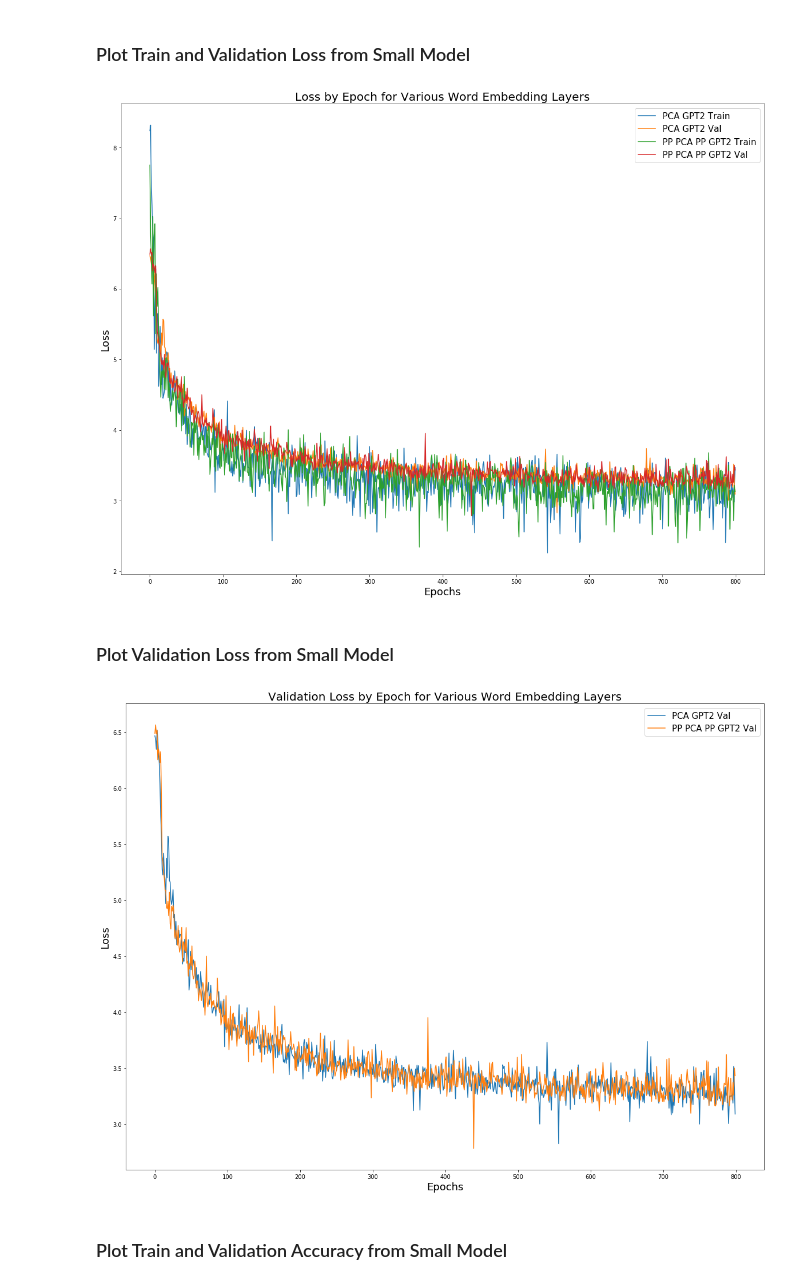
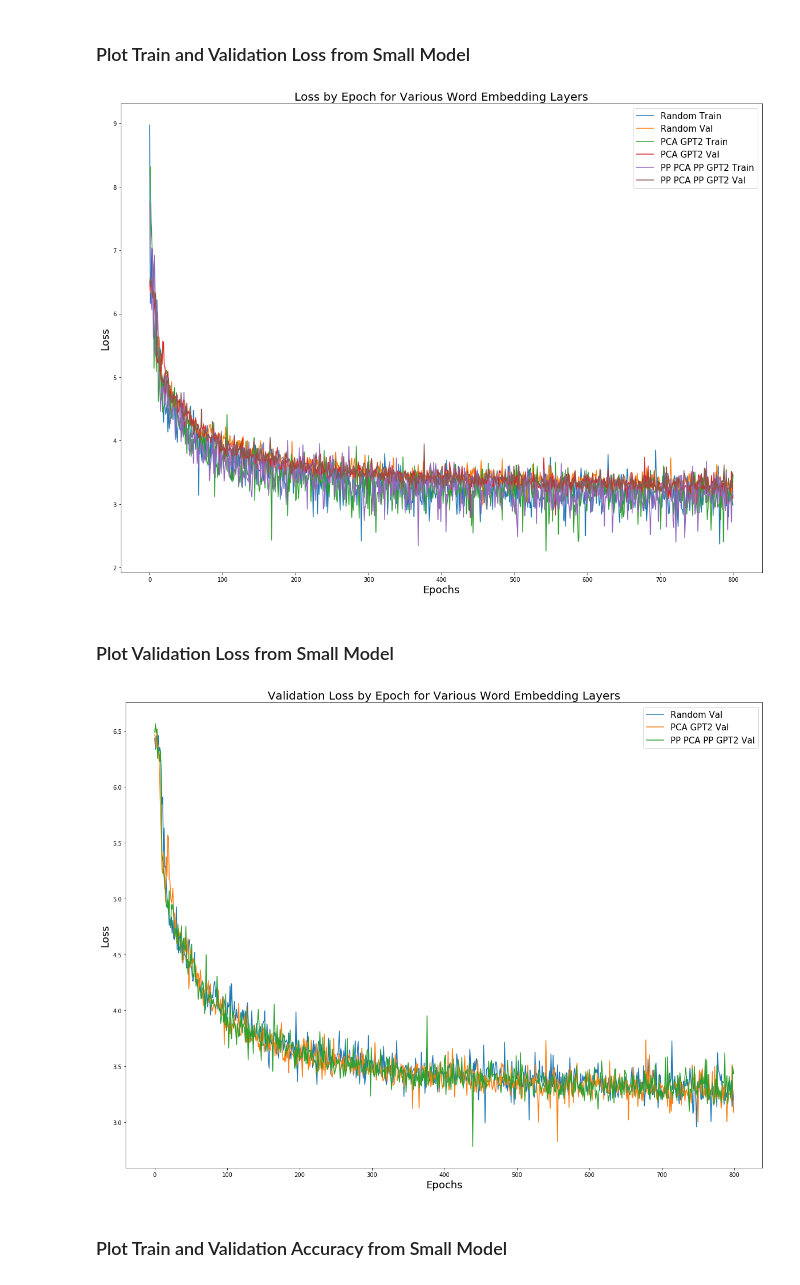
Before and after one commit to federated-learning-experiments/fl-text-models, a Jupyter notebook: notebooks/compare_embedding_layers.ipynb, the cells around one changed output. Saved outputs shown, nothing was run; the diff lists cells and outputs as text; code cells hidden in the pictures.

```diff
--- a/notebooks/compare_embedding_layers.ipynb
+++ b/notebooks/compare_embedding_layers.ipynb
@@ -24,6 +24,6 @@ network = '100_256_100'
 # %%
-# random_train_loss = np.load('embedding_layer_results/random_{}/train_loss.npy'.format(network))[0:epochs]
-# random_train_accuracy = np.load('embedding_layer_results/random_{}/train_accuracy.npy'.format(network))[0:epochs]
-# random_val_loss = np.load('embedding_layer_results/random_{}/val_loss.npy'.format(network))[0:epochs]
-# random_val_accuracy = np.load('embedding_layer_results/random_{}/val_accuracy.npy'.format(network))[0:epochs]
+random_train_loss = np.load('embedding_layer_results/random_{}/train_loss.npy'.format(network))
+random_train_accuracy = np.load('embedding_layer_results/random_{}/train_accuracy.npy'.format(network))
+random_val_loss = np.load('embedding_layer_results/random_{}/val_loss.npy'.format(network))
+random_val_accuracy = np.load('embedding_layer_results/random_{}/val_accuracy.npy'.format(network))
 # %%
@@ -44,43 +44,43 @@ network = '100_256_100'
 # %%
-pca_gpt2_train_loss = np.load('embedding_layer_results/pca_gpt2_{}/train_loss.npy'.format(network))[0:epochs]
-pca_gpt2_train_accuracy = np.load('embedding_layer_results/pca_gpt2_{}/train_accuracy.npy'.format(network))[0:epochs]
-pca_gpt2_val_loss = np.load('embedding_layer_results/pca_gpt2_{}/val_loss.npy'.format(network))[0:epochs]
-pca_gpt2_val_accuracy = np.load('embedding_layer_results/pca_gpt2_{}/val_accuracy.npy'.format(network))[0:epochs]
+pca_gpt2_train_loss = np.load('embedding_layer_results/pca_gpt2_{}/train_loss.npy'.format(network))
+pca_gpt2_train_accuracy = np.load('embedding_layer_results/pca_gpt2_{}/train_accuracy.npy'.format(network))
+pca_gpt2_val_loss = np.load('embedding_layer_results/pca_gpt2_{}/val_loss.npy'.format(network))
+pca_gpt2_val_accuracy = np.load('embedding_layer_results/pca_gpt2_{}/val_accuracy.npy'.format(network))
 # %%
-pp_pca_pp_gpt2_train_loss = np.load('embedding_layer_results/pp_pca_pp_gpt2_{}/train_loss.npy'.format(network))[0:epochs]
-pp_pca_pp_gpt2_train_accuracy = np.load('embedding_layer_results/pp_pca_pp_gpt2_{}/train_accuracy.npy'.format(network))[0:epochs]
-pp_pca_pp_gpt2_val_loss = np.load('embedding_layer_results/pp_pca_pp_gpt2_{}/val_loss.npy'.format(network))[0:epochs]
-pp_pca_pp_gpt2_val_accuracy = np.load('embedding_layer_results/pp_pca_pp_gpt2_{}/val_accuracy.npy'.format(network))[0:epochs]
+pp_pca_pp_gpt2_train_loss = np.load('embedding_layer_results/pp_pca_pp_gpt2_{}/train_loss.npy'.format(network))
+pp_pca_pp_gpt2_train_accuracy = np.load('embedding_layer_results/pp_pca_pp_gpt2_{}/train_accuracy.npy'.format(network))
+pp_pca_pp_gpt2_val_loss = np.load('embedding_layer_results/pp_pca_pp_gpt2_{}/val_loss.npy'.format(network))
+pp_pca_pp_gpt2_val_accuracy = np.load('embedding_layer_results/pp_pca_pp_gpt2_{}/val_accuracy.npy'.format(network))
 # %% [markdown]
 ### Plot Train and Validation Loss from Small Model
 # %%
-x_axis = range(0, epochs)
+x_axis = range(0, len(random_train_loss))
 # %%
 fig, ax = plt.subplots(figsize=(20, 15))
-# ax.plot(x_axis, random_train_loss, label='Random Train')
-# ax.plot(x_axis, random_val_loss, label='Random Val')
+ax.plot(x_axis, random_train_loss, label='Random Train')
+ax.plot(x_axis, random_val_loss, label='Random Val')
 # ax.plot(x_axis, glove_train_loss, label='GloVe Train')
 # ax.plot(x_axis, glove_val_loss, label='GloVe Val')
 # ax.plot(x_axis, pca_fasttext_train_loss, label='PCA FastText Train')
 # ax.plot(x_axis, pca_fasttext_val_loss, label='PCA FastText Val')
 # ax.plot(x_axis, pp_pca_pp_fasttext_train_loss, label='PP PCA PP FastText Train')
 # ax.plot(x_axis, pp_pca_pp_fasttext_val_loss, label='PP PCA PP FastText Val')
 ax.plot(x_axis, pca_gpt2_train_loss, label='PCA GPT2 Train')
 ax.plot(x_axis, pca_gpt2_val_loss, label='PCA GPT2 Val')
 ax.plot(x_axis, pp_pca_pp_gpt2_train_loss, label='PP PCA PP GPT2 Train')
 ax.plot(x_axis, pp_pca_pp_gpt2_val_loss, label='PP PCA PP GPT2 Val')
 ax.legend(loc='best', prop={'size': 15})
 plt.title('Loss by Epoch for Various Word Embedding Layers', fontsize=20)
 plt.xlabel('Epochs', fontsize=18)
 plt.ylabel('Loss', fontsize=18)
 plt.show()
 # %% [output]
-[figure, old version]
+[figure, new version]
 # %% [markdown]
 ### Plot Validation Loss from Small Model
 # %%
 fig, ax = plt.subplots(figsize=(20, 15))
-# ax.plot(x_axis, random_val_loss, label='Random Val')
+ax.plot(x_axis, random_val_loss, label='Random Val')
 # ax.plot(x_axis, glove_val_loss, label='GloVe Val')
 # ax.plot(x_axis, pca_fasttext_val_loss, label='PCA FastText Val')
 # ax.plot(x_axis, pp_pca_pp_fasttext_val_loss, label='PP PCA PP FastText Val')
@@ -92,7 +92,7 @@ plt.xlabel('Epochs', fontsize=18)
 plt.ylabel('Loss', fontsize=18)
 plt.show()
 # %% [output]
-[figure, old version]
+[figure, new version]
 # %% [markdown]
 ### Plot Train and Validation Accuracy from Small Model
 # %%
```
Also changed, not shown: parts of 39 cells of this notebook, 8 other files.
